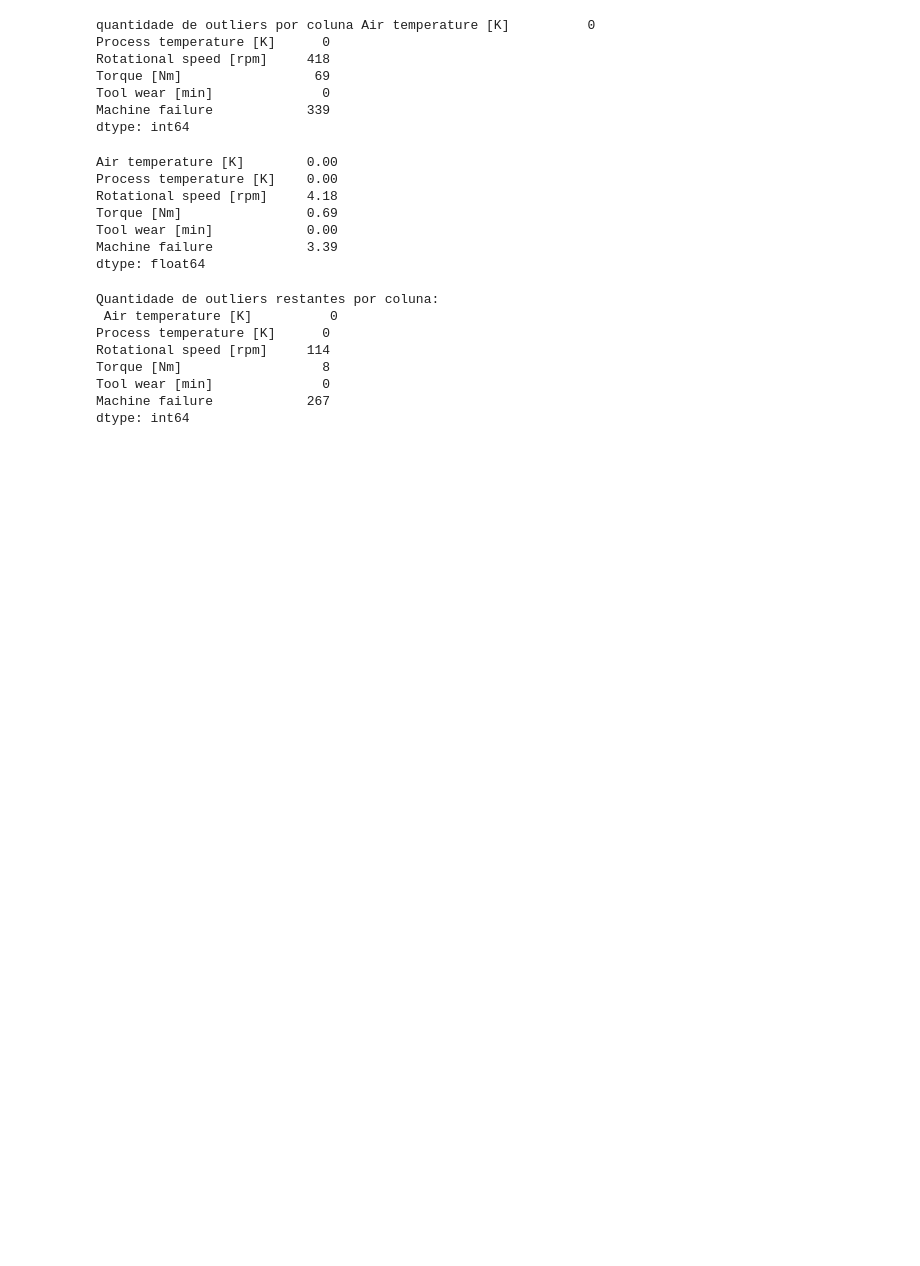
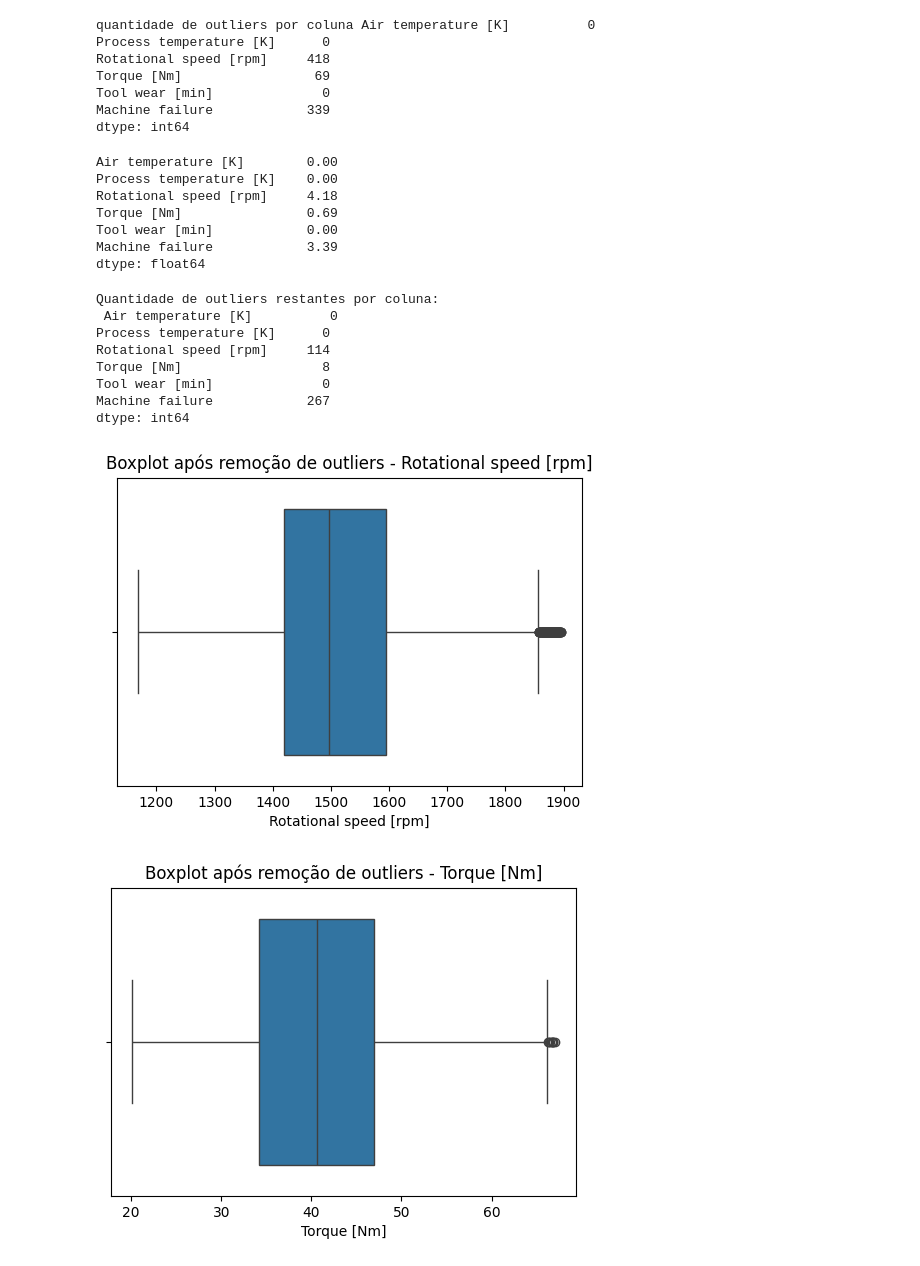
Before and after one commit to araujojv/manutencao_preventiva, a Jupyter notebook: Manutenção_preventiva.ipynb, the cells around one changed output. Saved outputs shown, nothing was run; the diff lists cells and outputs as text; code cells hidden in the pictures; blank space fills up the shorter version.

Commit message:
boxplot to visualize

```diff
--- a/Manutenção_preventiva.ipynb
+++ b/Manutenção_preventiva.ipynb
@@ -242,3 +242,16 @@ Torque [Nm]                  8
 Tool wear [min]              0
 Machine failure            267
 dtype: int64
+# %%
+import matplotlib.pyplot as plt
+import seaborn as sns
+
+# Criando novos boxplots para verificar se os outliers sumiram
+for column in ["Rotational speed [rpm]", "Torque [Nm]"]:
+    plt.figure(figsize=(6, 4))
+    sns.boxplot(x=df_limpo[column])
+    plt.title(f"Boxplot após remoção de outliers - {column}")
+    plt.show()
+# %% [output]
+[figure, added]
+[figure, added]
```
